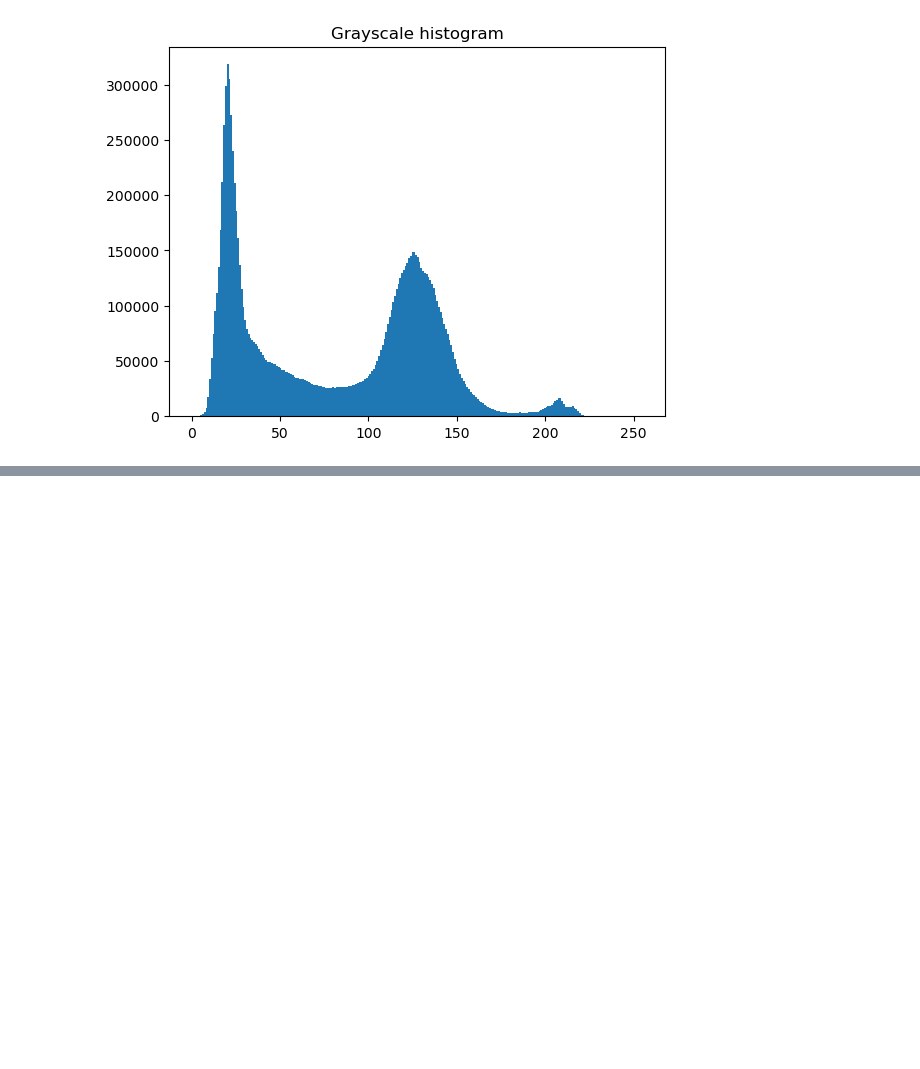
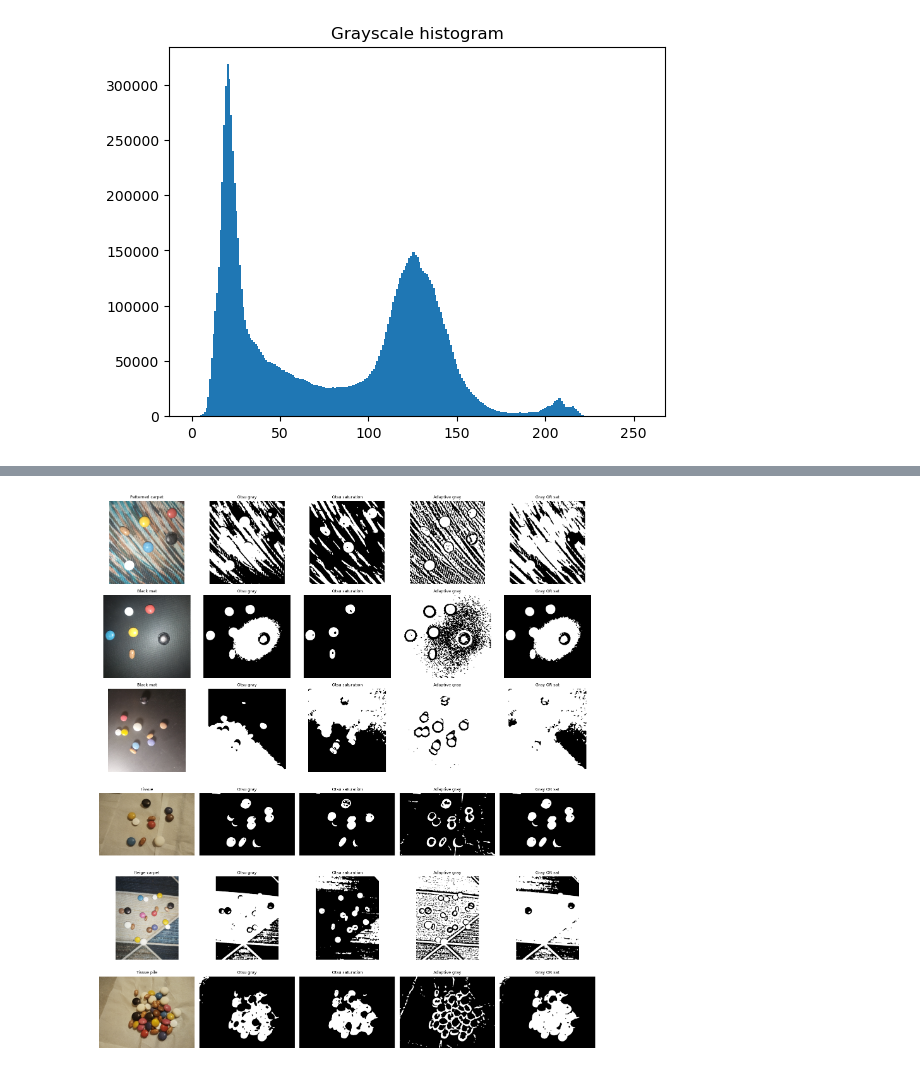
Before and after one commit to wolves041231/pill-counter-opencv, a Jupyter notebook: counts.ipynb, the cells around one changed output, grey strips where cells are left out. Drawn from its saved outputs; the diff is of its cells as text; code cells hidden in the pictures; blank space fills up the shorter version.

```diff
--- a/counts.ipynb
+++ b/counts.ipynb
@@ -37,0 +105,58 @@ plt.show()
+# %%
+PHOTO_DIR = "dev photos/"
+dev_files = [
+    ("Patterned carpet", "IMG_20261105_193432_edit_78934497075824.jpg"),
+    ("Black mat",        "IMG_20261105_193647_edit_79067851294680.jpg"),
+    ("Black mat",        "IMG_20261105_194510_edit_79587777233909.jpg"),
+    ("Tissue",           "IMG_20261105_194859_edit_79841328727145.jpg"),
+    ("Beige carpet",     "IMG_20261105_200105.jpg"),
+    ("Tissue pile",      "IMG_20261105_201012.jpg"),
+]
+
+def load(path, width=700):
+    img = cv2.imread(path)
+    h, w = img.shape[:2]
+    return cv2.resize(img, (width, int(h * width / w)))
+
+def border_is_bright(gray, frac=0.05):
+    """Crude guess: is the background light? Looks at the image border."""
+    b = max(1, int(min(gray.shape) * frac))
+    border = np.concatenate([gray[:b].ravel(), gray[-b:].ravel(),
+                             gray[:, :b].ravel(), gray[:, -b:].ravel()])
+    return np.median(border) > 127
+
+def clean(mask, k = 5):
+    kernel = cv2.getStructuringElement(cv2.MORPH_ELLIPSE, (k, k))
+    mask = cv2.morphologyEx(mask, cv2.MORPH_OPEN, kernel)
+    return cv2.morphologyEx(mask, cv2.MORPH_CLOSE, kernel)
+
+def make_masks(img):
+    gray = cv2.GaussianBlur(cv2.cvtColor(img, cv2.COLOR_BGR2GRAY), (5,5), 0)
+    sat  = cv2.GaussianBlur(cv2.cvtColor(img, cv2.COLOR_BGR2HSV)[..., 1], (5,5), 0)
+    mode = cv2.THRESH_BINARY_INV if border_is_bright(gray) else cv2.THRESH_BINARY
+    _, m_gray = cv2.threshold(gray, 0, 255, mode + cv2.THRESH_OTSU)
+    _, m_sat  = cv2.threshold(sat, 0, 255, cv2.THRESH_BINARY + cv2.THRESH_OTSU)
+    m_adapt   = cv2.adaptiveThreshold(gray, 255, cv2.ADAPTIVE_THRESH_GAUSSIAN_C, mode, 51, 5)
+    m_comb    = cv2.bitwise_or(m_gray, m_sat)
+    return {"Otsu gray": clean(m_gray), "Otsu saturation": clean(m_sat),
+            "Adaptive gray": clean(m_adapt), "Gray OR sat": clean(m_comb)}
+
+def comparison_grid(files):
+    n, ncols = len(files), 5
+    fig, axes = plt.subplots(n, ncols, figsize=(3.2 * ncols, 3 * n))
+    for r, (label, fname) in enumerate(files):
+        img = load(PHOTO_DIR + fname)
+        cells = [(cv2.cvtColor(img, cv2.COLOR_BGR2RGB), label)]
+        cells += list(make_masks(img).items())[::1] if False else \
+            [(m, name) for name, m in make_masks(img).items()]
+        for c, (im, title) in enumerate(cells):
+            ax = axes[r, c]
+            ax.imshow(im, cmap = None if im.ndim == 3 else "gray")
+            ax.set_title(title, fontsize=9)
+            ax.axis("off")
+    plt.tight_layout()
+    plt.show()
+
+comparison_grid(dev_files)
+# %% [output]
+[figure, added]
```
Also changed, not shown: parts of 6 cells of this notebook.
